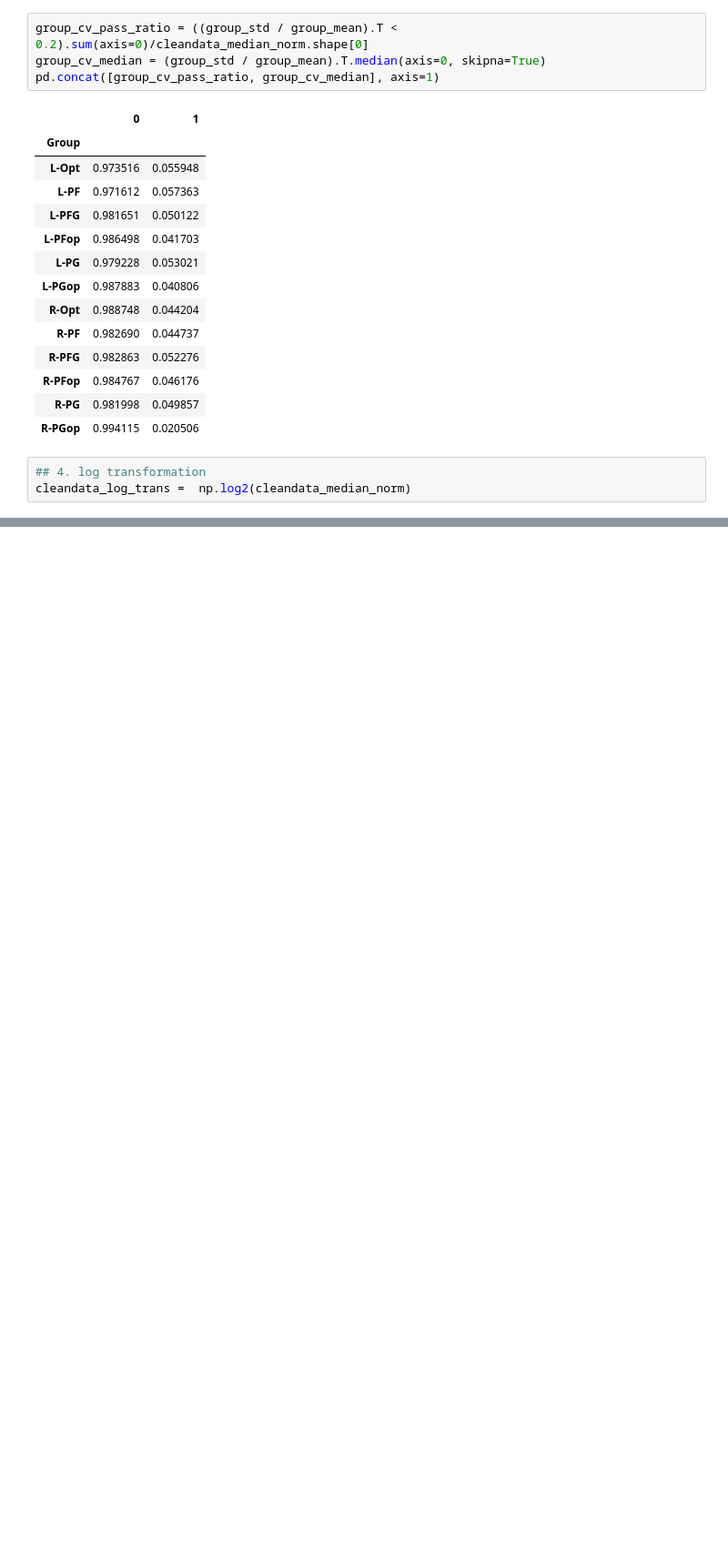
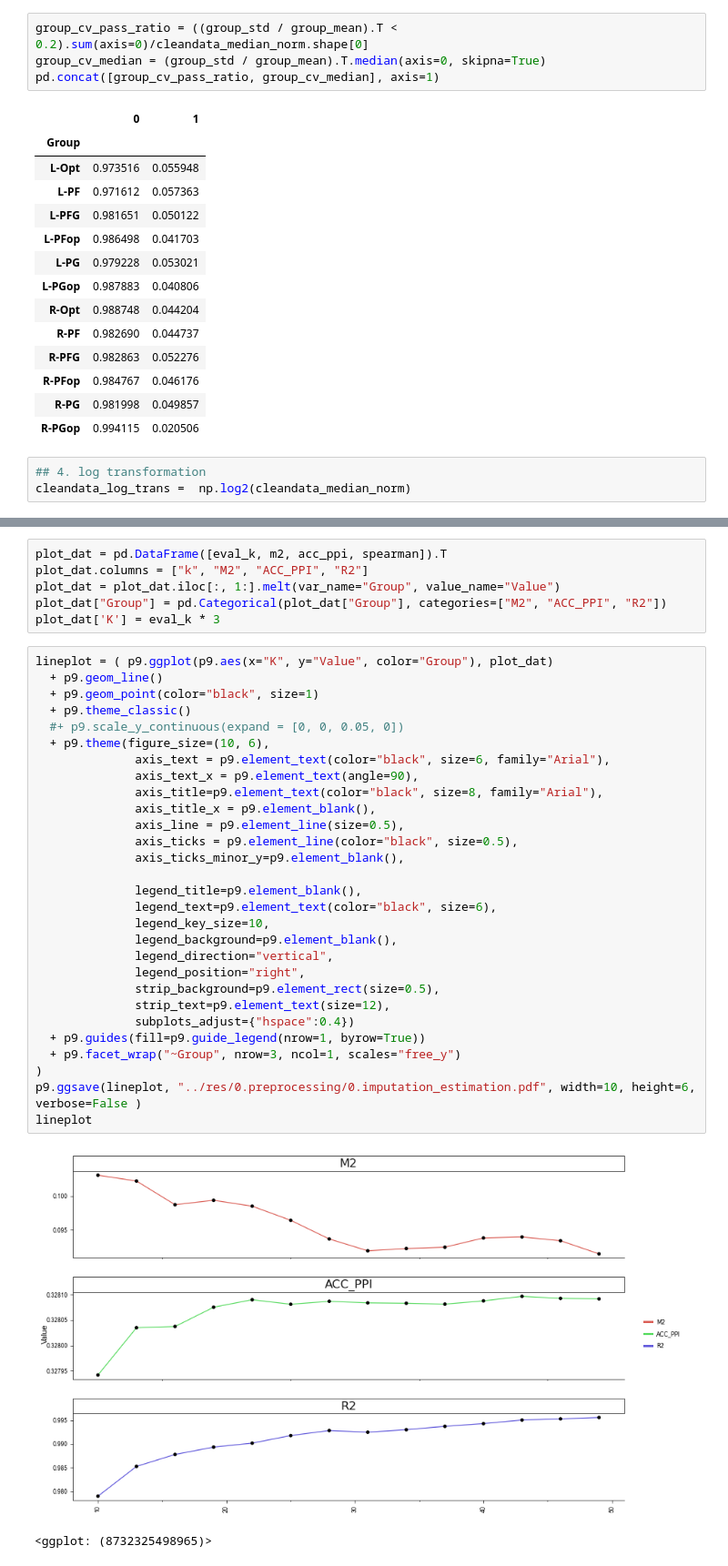
Before and after one commit to duzc-Repos/macaqueIPLProteomics, a Jupyter notebook: src/0.preprocessing.ipynb, the cells around one changed output, grey strips where cells are left out. Shown at 91% size. Drawn from its saved outputs; the diff is of its cells as text; blank space fills up the shorter version.

```diff
--- a/src/0.preprocessing.ipynb
+++ b/src/0.preprocessing.ipynb
@@ -214 +274,39 @@ import utils
+# %%
+plot_dat = pd.DataFrame([eval_k, m2, acc_ppi, spearman]).T
+plot_dat.columns = ["k", "M2", "ACC_PPI", "R2"]
+plot_dat = plot_dat.iloc[:, 1:].melt(var_name="Group", value_name="Value")
+plot_dat["Group"] = pd.Categorical(plot_dat["Group"], categories=["M2", "ACC_PPI", "R2"])
+plot_dat['K'] = eval_k * 3
+# %%
+lineplot = ( p9.ggplot(p9.aes(x="K", y="Value", color="Group"), plot_dat)
+  + p9.geom_line()
+  + p9.geom_point(color="black", size=1)
+  + p9.theme_classic()
+  #+ p9.scale_y_continuous(expand = [0, 0, 0.05, 0])
+  + p9.theme(figure_size=(10, 6),
+              axis_text = p9.element_text(color="black", size=6, family="Arial"),
+              axis_text_x = p9.element_text(angle=90),
+              axis_title=p9.element_text(color="black", size=8, family="Arial"),
+              axis_title_x = p9.element_blank(),
+              axis_line = p9.element_line(size=0.5),
+              axis_ticks = p9.element_line(color="black", size=0.5),
+              axis_ticks_minor_y=p9.element_blank(),
+
+              legend_title=p9.element_blank(),
+              legend_text=p9.element_text(color="black", size=6),
+              legend_key_size=10,
+              legend_background=p9.element_blank(),
+              legend_direction="vertical",
+              legend_position="right",
+              strip_background=p9.element_rect(size=0.5),
+              strip_text=p9.element_text(size=12),
+              subplots_adjust={"hspace":0.4})
+  + p9.guides(fill=p9.guide_legend(nrow=1, byrow=True))
+  + p9.facet_wrap("~Group", nrow=3, ncol=1, scales="free_y")
+)
+p9.ggsave(lineplot, "../res/0.preprocessing/0.imputation_estimation.pdf", width=10, height=6, verbose=False )
+lineplot
+# %% [output]
+[figure, added]
+<ggplot: (8732325498965)>
 # %%
```
Also changed, not shown: parts of 16 cells of this notebook, 2 other files.
